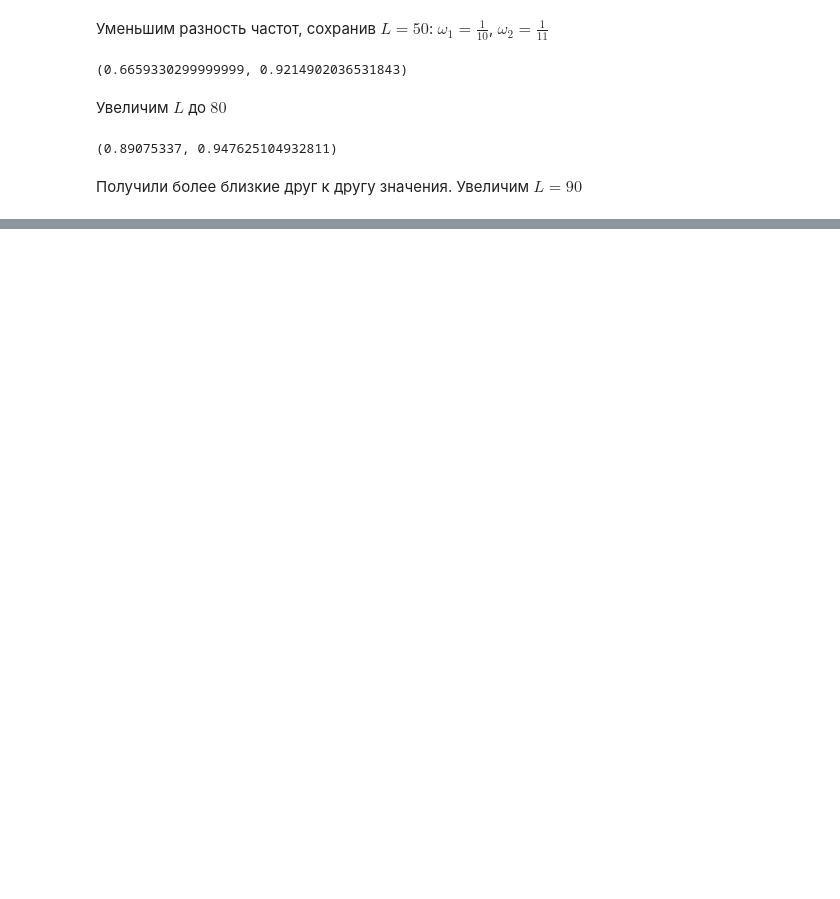
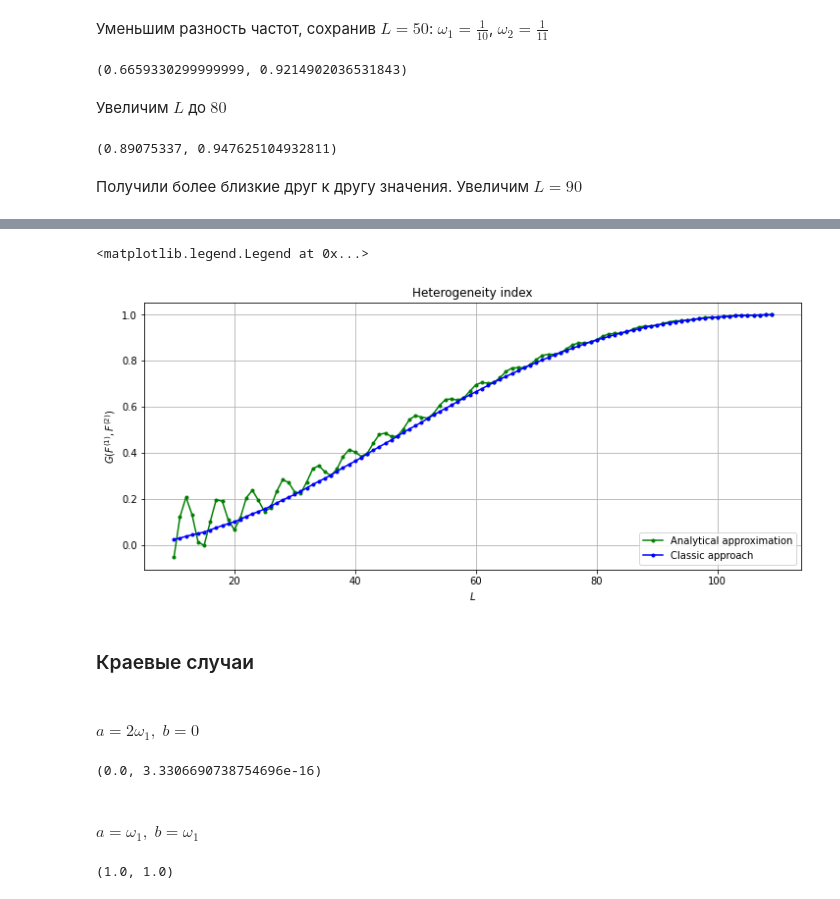
Before and after one commit to Loulaan/researchWork, a Jupyter notebook: Analytical.ipynb, the cells around one changed output, grey strips where cells are left out. Drawn from its saved outputs; the diff is of its cells as text; code cells hidden in the pictures; blank space fills up the shorter version.

```diff
--- a/Analytical.ipynb
+++ b/Analytical.ipynb
@@ -289,0 +361,37 @@ plt.legend(loc = "lower left")
+# %%
+L_, gs_a, gs_c = generate_gs_comparsion_Ls()
+plt.figure(figsize=(12, 5))
+plt.title("Heterogeneity index")
+plt.xlabel(r"$L$")
+plt.ylabel(r"$G(F^{(1)}, F^{(2)})$")
+plt.grid()
+plt.plot(L_, gs_a, marker=".", color="g", label="Analytical approximation")
+plt.plot(L_, gs_c, marker=".", color="b", label="Classic approach")
+plt.legend(loc = "lower right")
+# %% [output]
+<matplotlib.legend.Legend at 0x...>
+[figure, added]
+# %% [markdown]
+### Краевые случаи
+# %% [markdown]
+#### $a = 2\omega_1,\; b = 0$
+# %%
+w1 = 1/10
+w2 = w1
+L = 90
+f = generate_series((w1, w2), N=N, Q=Q)
+hm = Hmatr(f, B, T_, L, neig=r, svdMethod=method)
+hm.getRow()[-1], hm.compute_single_val_analytical(w1, w2)
+# %% [output]
+(0.0, 3.3306690738754696e-16)
+# %% [markdown]
+#### $a = \omega_1,\; b = \omega_1$
+# %%
+w1 = 1/10
+w2 = 1e-10
+L = 90
+f = generate_series((w1, w2), N=N, Q=Q)
+hm = Hmatr(f, B, T_, L, neig=r, svdMethod=method)
+hm.getRow()[-1], hm.compute_single_val_analytical(w1, w2)
+# %% [output]
+(1.0, 1.0)
```
Also changed, not shown: parts of 30 cells of this notebook, 15 other files.
